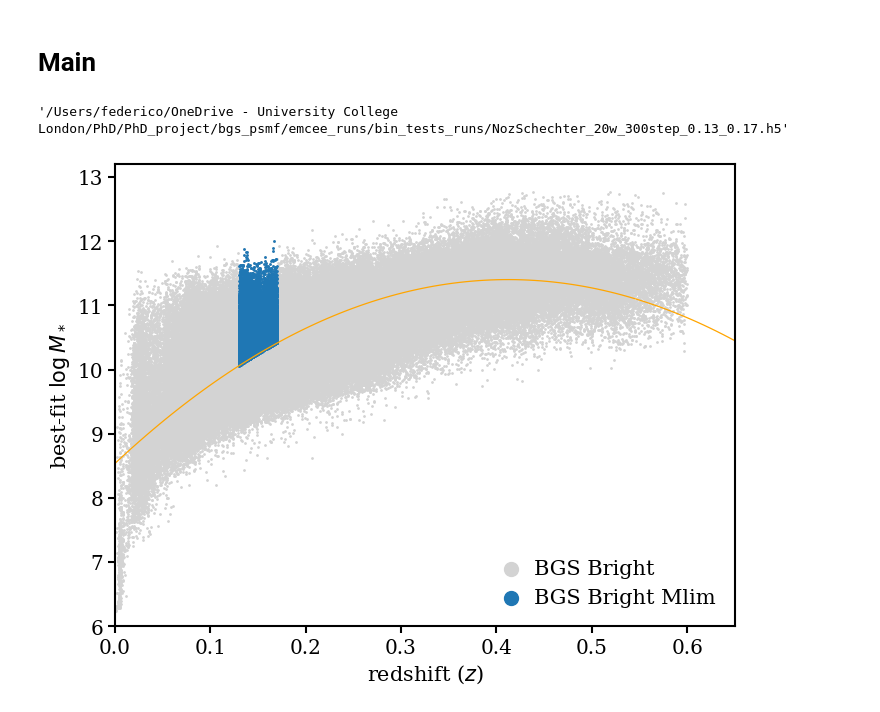
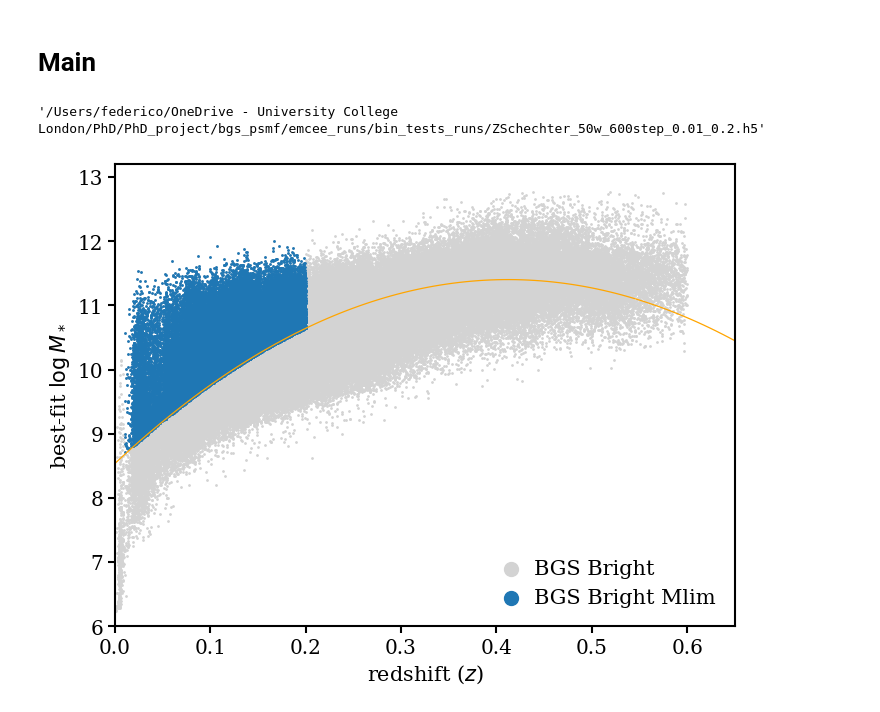
Before and after one commit to fedehope/zSMF, a Jupyter notebook: nb/classes.ipynb, the cells around one changed output. Cells and saved outputs as stored; diff of their text form; code cells hidden in the pictures.

```diff
--- a/nb/classes.ipynb
+++ b/nb/classes.ipynb
@@ -259,16 +302,16 @@ class NoZSchechterModel(BGS):
 # Main
 # %%
 bgs = BGS('BGS_ANY_full.provabgs.lite.hdf5')
-emcee_file = FileEmcee(z_dependence=False, bin_test=True, info_file='0.13_0.17')
+emcee_file = FileEmcee(z_dependence=True, bin_test=True, info_file='0.01_0.2')
 # %%
 emcee_run = EmceeRun(emcee_file)
 # %%
 emcee_run.emcee_file
 # %% [output]
-'/Users/federico/OneDrive - University College London/PhD/PhD_project/bgs_psmf/emcee_runs/bin_tests_runs/NozSchechter_20w_300step_0.13_0.17.h5'
+'/Users/federico/OneDrive - University College London/PhD/PhD_project/bgs_psmf/emcee_runs/bin_tests_runs/ZSchechter_50w_600step_0.01_0.2.h5'
 # %%
 plotter = Plotter(bgs, emcee_run)
 # %%
-fig, ax = plotter.plot_selected_data(0.13, 0.17)
+fig, ax = plotter.plot_selected_data(0.01, 0.2)
 # %% [output]
-[figure, old version]
+[figure, new version]
```
Also changed, not shown: parts of 11 cells of this notebook, 1 other file.
